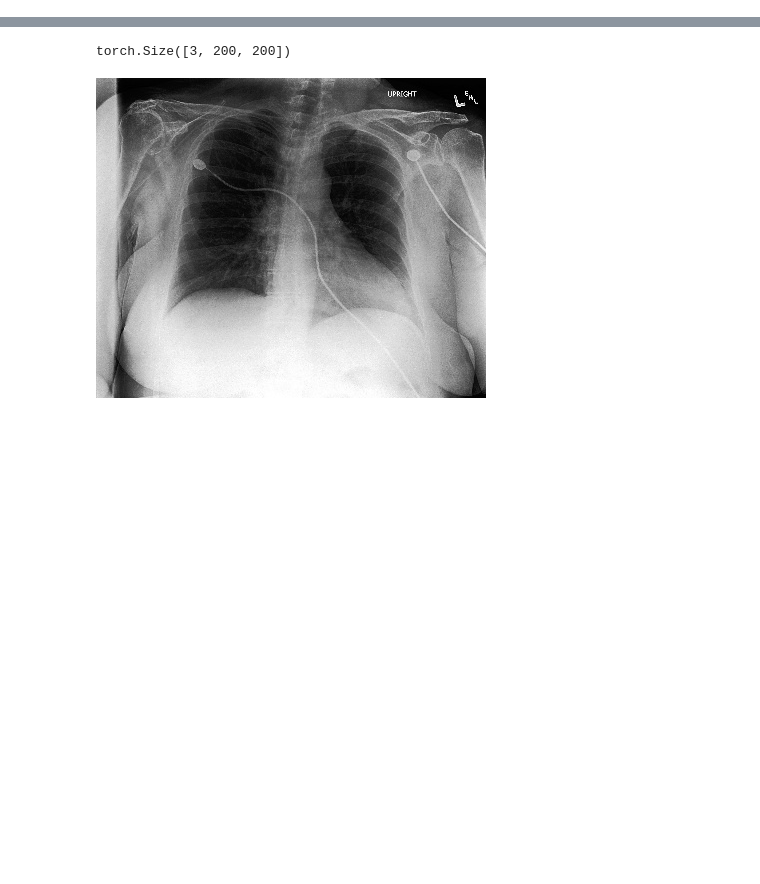
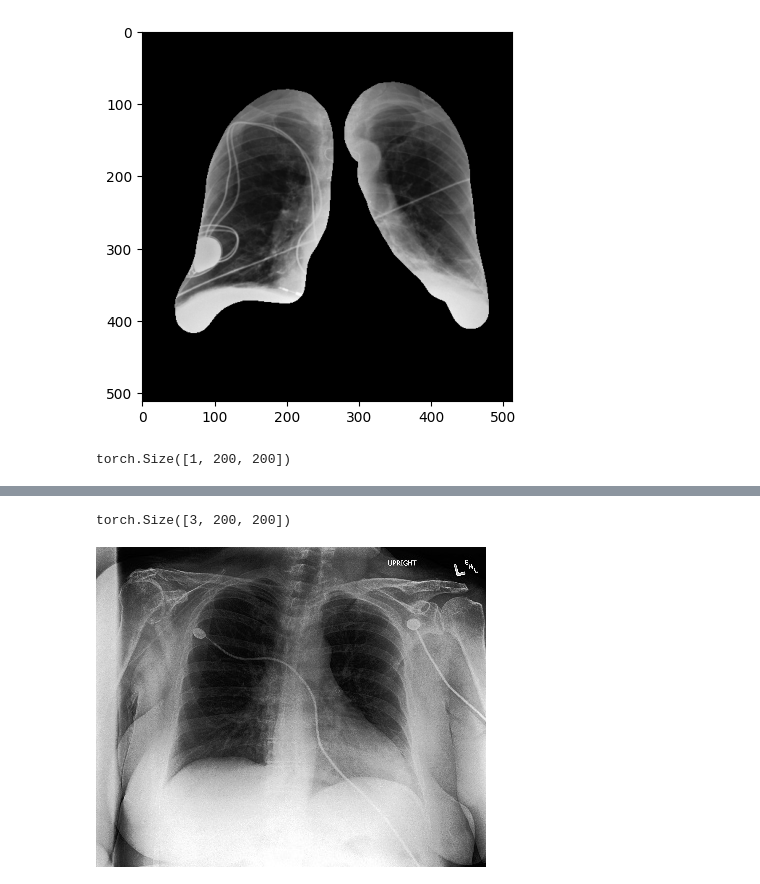
Before and after one commit to dishant24/BVM_Chest_X-Ray_Fair_AI, a Jupyter notebook: main.ipynb, the cells around one changed output, grey strips where cells are left out. Drawn from its saved outputs; the diff is of its cells as text; code cells hidden in the pictures; blank space fills up the shorter version.

```diff
--- a/main.ipynb
+++ b/main.ipynb
@@ -8,0 +102,5 @@ data = pd.read_csv(r"\\gaia\imageData\deep_learning\output\Sutariya\main\mimic\d
+# %%
+plt.imshow(image, cmap='gray')
+plt.show()
+# %% [output]
+[figure, added]
@@ -8,0 +123,4 @@ data = pd.read_csv(r"\\gaia\imageData\deep_learning\output\Sutariya\main\mimic\d
+# %%
+trans_img.shape
+# %% [output]
+torch.Size([1, 200, 200])
```
Also changed, not shown: parts of 47 cells of this notebook, 10 other files.
